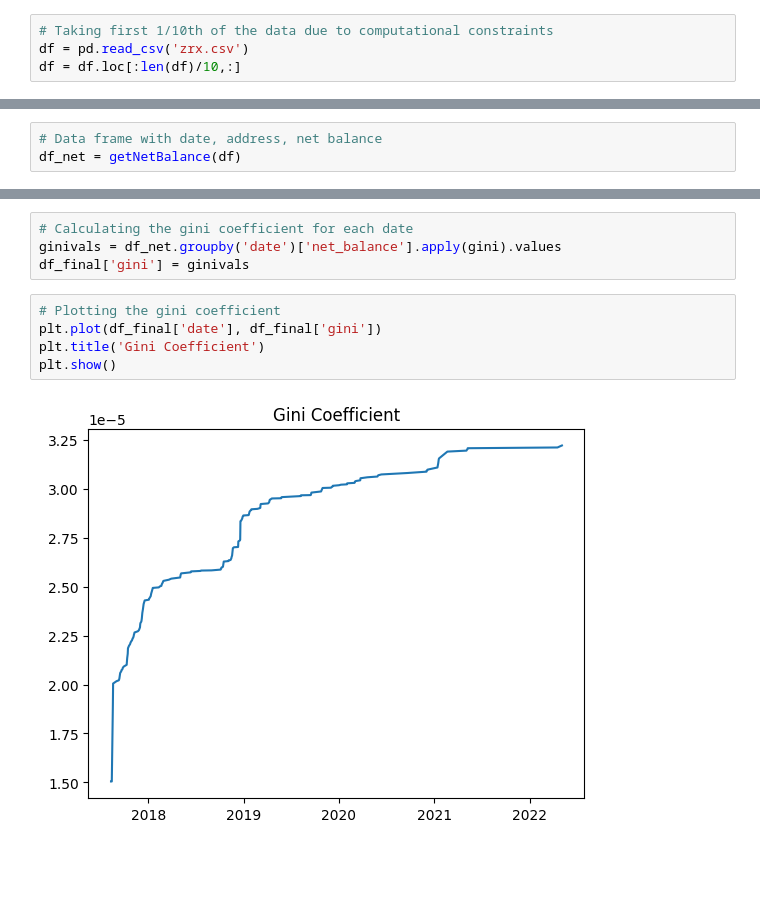
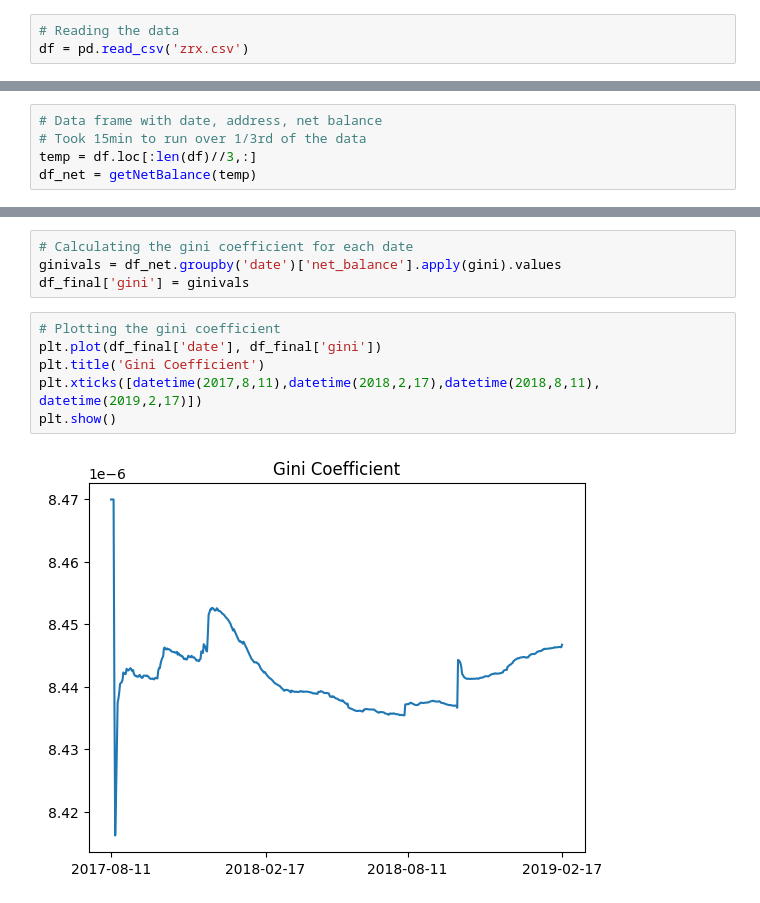
Before and after one commit to himanshucmi/roni-analytics, a Jupyter notebook: main.ipynb, the cells around one changed output, grey strips where cells are left out. Cells and saved outputs as stored; diff of their text form; blank space fills up the shorter version.

```diff
--- a/main.ipynb
+++ b/main.ipynb
@@ -8,9 +8,8 @@ mpl.rcParams['agg.path.chunksize'] = 10000
 from datetime import datetime
 pd.options.mode.copy_on_write = True
 # %%
-# Taking first 1/10th of the data due to computational constraints
+# Reading the data
 df = pd.read_csv('zrx.csv')
-df = df.loc[:len(df)/10,:]
 # %%
 # Note: All the columns are of dtype object, need to convert them accordingly
 df.info()
@@ -137,7 +120,9 @@ def gini(x):
     return ((np.sum((2 * index - n  - 1) * x)) / (n * np.sum(x)))
 # %%
 # Data frame with date, address, net balance
-df_net = getNetBalance(df)
+# Took 15min to run over 1/3rd of the data
+temp = df.loc[:len(df)//3,:]
+df_net = getNetBalance(temp)
 # %%
 # Creating the final data frame with date and gini coefficient
 df_final = pd.DataFrame(columns=['date', 'gini'])
@@ -149,7 +134,8 @@ df_final['gini'] = ginivals
 # %%
 # Plotting the gini coefficient
 plt.plot(df_final['date'], df_final['gini'])
 plt.title('Gini Coefficient')
+plt.xticks([datetime(2017,8,11),datetime(2018,2,17),datetime(2018,8,11), datetime(2019,2,17)])
 plt.show()
 # %% [output]
-[figure, old version]
+[figure, new version]
```
Also changed, not shown: parts of 9 cells of this notebook.
